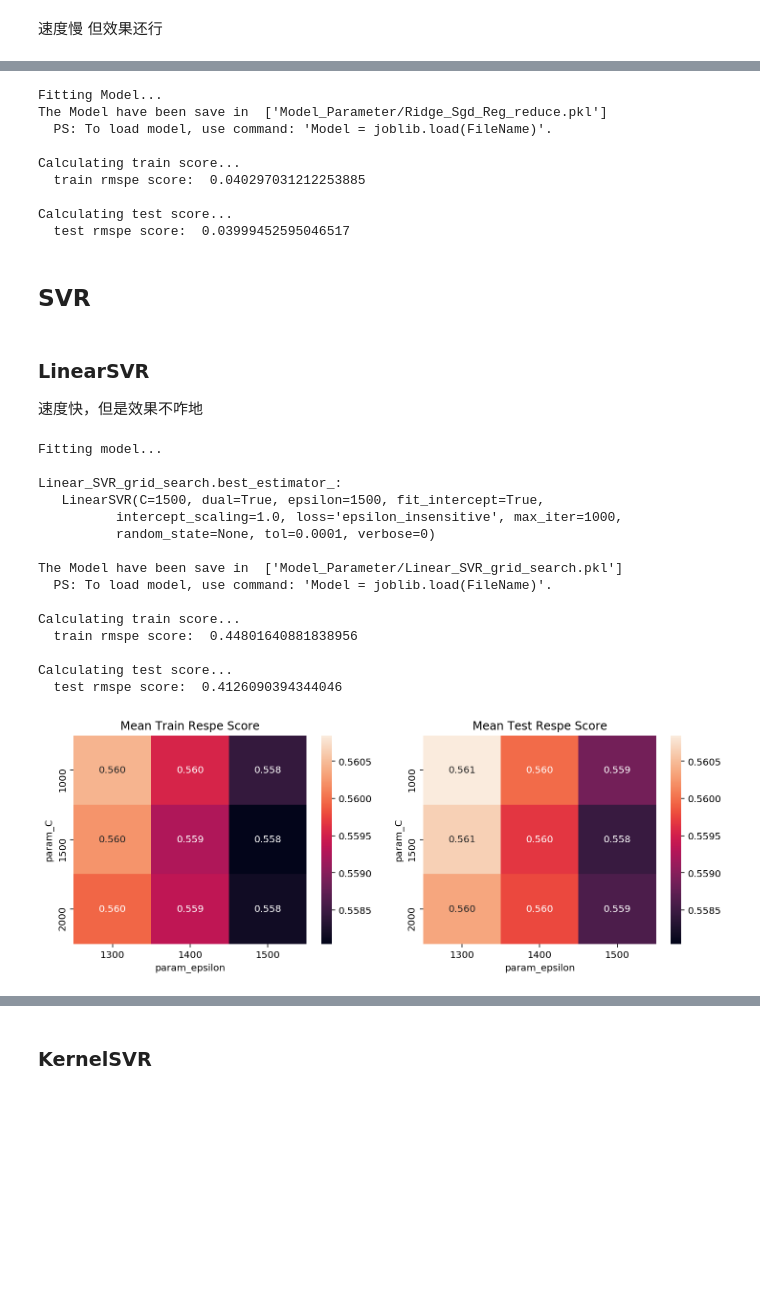
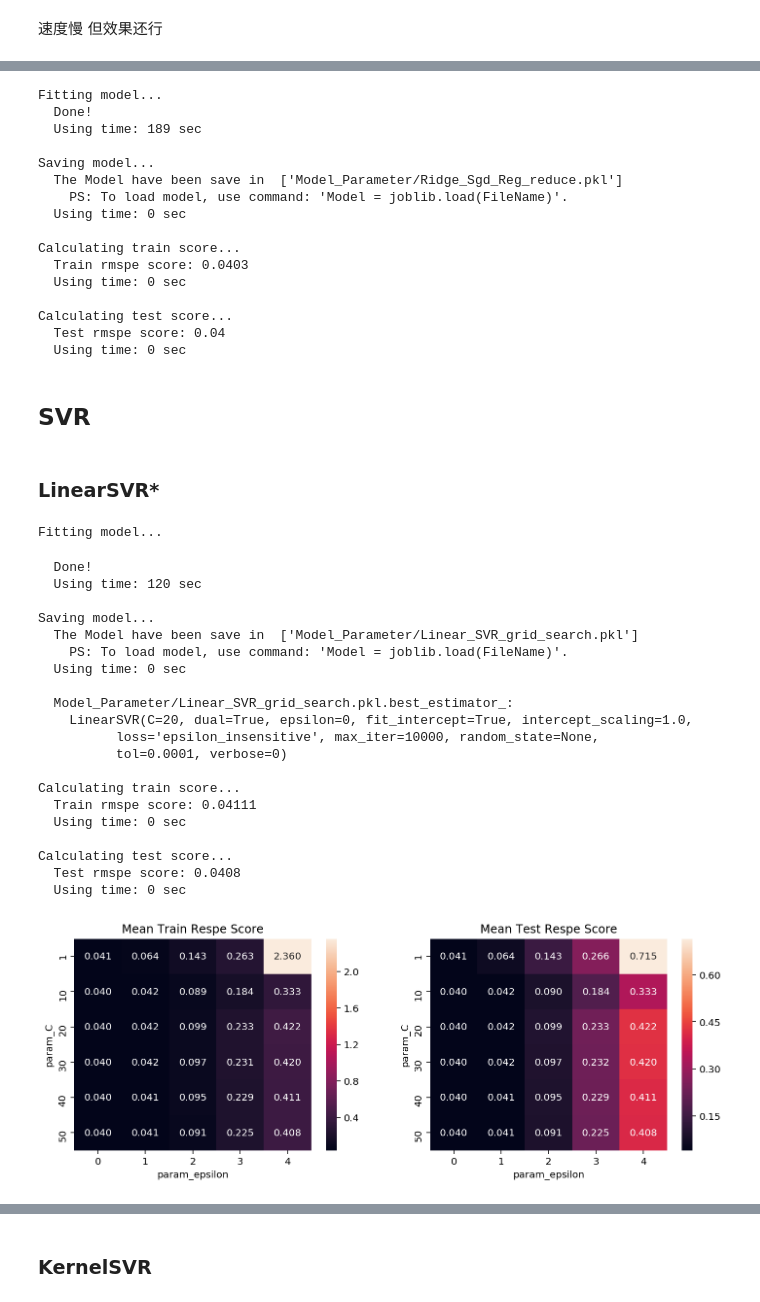
Before and after one commit to X1AOX1A/Udacity, a Jupyter notebook: Rossmann_Store_Sales/Note_Model.ipynb, the cells around one changed output, grey strips where cells are left out. Saved outputs shown, nothing was run; the diff lists cells and outputs as text; code cells hidden in the pictures; blank space fills up the shorter version.

Commit message:
Add KNN and TIme

```diff
--- a/Rossmann_Store_Sales/Note_Model.ipynb
+++ b/Rossmann_Store_Sales/Note_Model.ipynb
@@ -204,8 +279,13 @@ Calculating test score...
 # %%
 from sklearn.linear_model import SGDRegressor
 Ridge_Sgd_Reg_reduce = SGDRegressor(tol=-np.infty, penalty="l2", random_state=42)
-print('Fitting Model...')
+
+import datetime
+starttime = datetime.datetime.now()
+print('Fitting model...')
 Ridge_Sgd_Reg_reduce.fit(X_train_reduce, y_train)
+endtime = datetime.datetime.now()
+print('  Done!  \n  Using time:',(endtime - starttime).seconds,'sec\n')
 
 # save model
 Model = Ridge_Sgd_Reg_reduce
@@ -217,32 +297,42 @@ save_model(Model, FileName, Best_Model=False)
 from help import train_test_score
 train_test_score(Model, X=X_reduce, y=y)
 # %% [output]
-Fitting Model...
-The Model have been save in  ['Model_Parameter/Ridge_Sgd_Reg_reduce.pkl']
-  PS: To load model, use command: 'Model = joblib.load(FileName)'.
+Fitting model...
+  Done!
+  Using time: 189 sec
+
+Saving model...
+  The Model have been save in  ['Model_Parameter/Ridge_Sgd_Reg_reduce.pkl']
+    PS: To load model, use command: 'Model = joblib.load(FileName)'.
+  Using time: 0 sec
 
 Calculating train score...
-  train rmspe score:  0.040297031212253885
+  Train rmspe score: 0.0403
+  Using time: 0 sec
 
 Calculating test score...
-  test rmspe score:  0.03999452595046517
+  Test rmspe score: 0.04
+  Using time: 0 sec
 # %% [markdown]
 ## SVR
 # %% [markdown]
-### LinearSVR
-
-速度快，但是效果不咋地
+### LinearSVR*
 # %%
 from sklearn.svm import LinearSVR
 from sklearn.model_selection import GridSearchCV
-parameters = {'C': [1000,1500,2000],
-              'epsilon': [1300,1400,1500],}
+parameters = {'C': [1,10,20,30,40,50],
+              'epsilon': [0,1,2,3,4],}
 
-Linear_SVR_grid_search = GridSearchCV(LinearSVR(max_iter=1000), parameters, cv=5,
+Linear_SVR_grid_search = GridSearchCV(LinearSVR(max_iter=10000), parameters, cv=5,
                                       n_jobs=-1, return_train_score=True,
                                      scoring=respe_scorer)
-print('Fitting model...\n')
+
+import datetime
+starttime = datetime.datetime.now()
+print('Fitting model...')
 Linear_SVR_grid_search.fit(X_train[:10000], y_train[:10000])
+endtime = datetime.datetime.now()
+print('  Done!  \n  Using time:',(endtime - starttime).seconds,'sec\n')
 
 # save model
 Model = Linear_SVR_grid_search
@@ -255,22 +345,28 @@ from help import train_test_score
 train_test_score(Model, X=X, y=y)
 # %% [output]
 Fitting model...
-
-Linear_SVR_grid_search.best_estimator_:
-   LinearSVR(C=1500, dual=True, epsilon=1500, fit_intercept=True,
-          intercept_scaling=1.0, loss='epsilon_insensitive', max_iter=1000,
-          random_state=None, tol=0.0001, verbose=0)
-
-The Model have been save in  ['Model_Parameter/Linear_SVR_grid_search.pkl']
-  PS: To load model, use command: 'Model = joblib.load(FileName)'.
-
-Calculating train score...
-  train rmspe score:  0.44801640881838956
-
-Calculating test score...
-  test rmspe score:  0.4126090394344046
+  Done!
+  Using time: 120 sec
+
+Saving model...
+  The Model have been save in  ['Model_Parameter/Linear_SVR_grid_search.pkl']
+    PS: To load model, use command: 'Model = joblib.load(FileName)'.
+  Using time: 0 sec
+
+  Model_Parameter/Linear_SVR_grid_search.pkl.best_estimator_:
+    LinearSVR(C=20, dual=True, epsilon=0, fit_intercept=True, intercept_scaling=1.0,
+          loss='epsilon_insensitive', max_iter=10000, random_state=None,
+          tol=0.0001, verbose=0)
+
+Calculating train score...
+  Train rmspe score: 0.04111
+  Using time: 0 sec
+
+Calculating test score...
+  Test rmspe score: 0.0408
+  Using time: 0 sec
 # %%
 from help import visual_result
-visual_result(Model, ['param_'+i for i in list(parameters.keys())],same_axis=True)
+visual_result(Model, ['param_'+i for i in list(parameters.keys())], same_axis=False)
 # %% [output]
-[figure, old version]
+[figure, new version]
```
Also changed, not shown: parts of 28 cells of this notebook.
